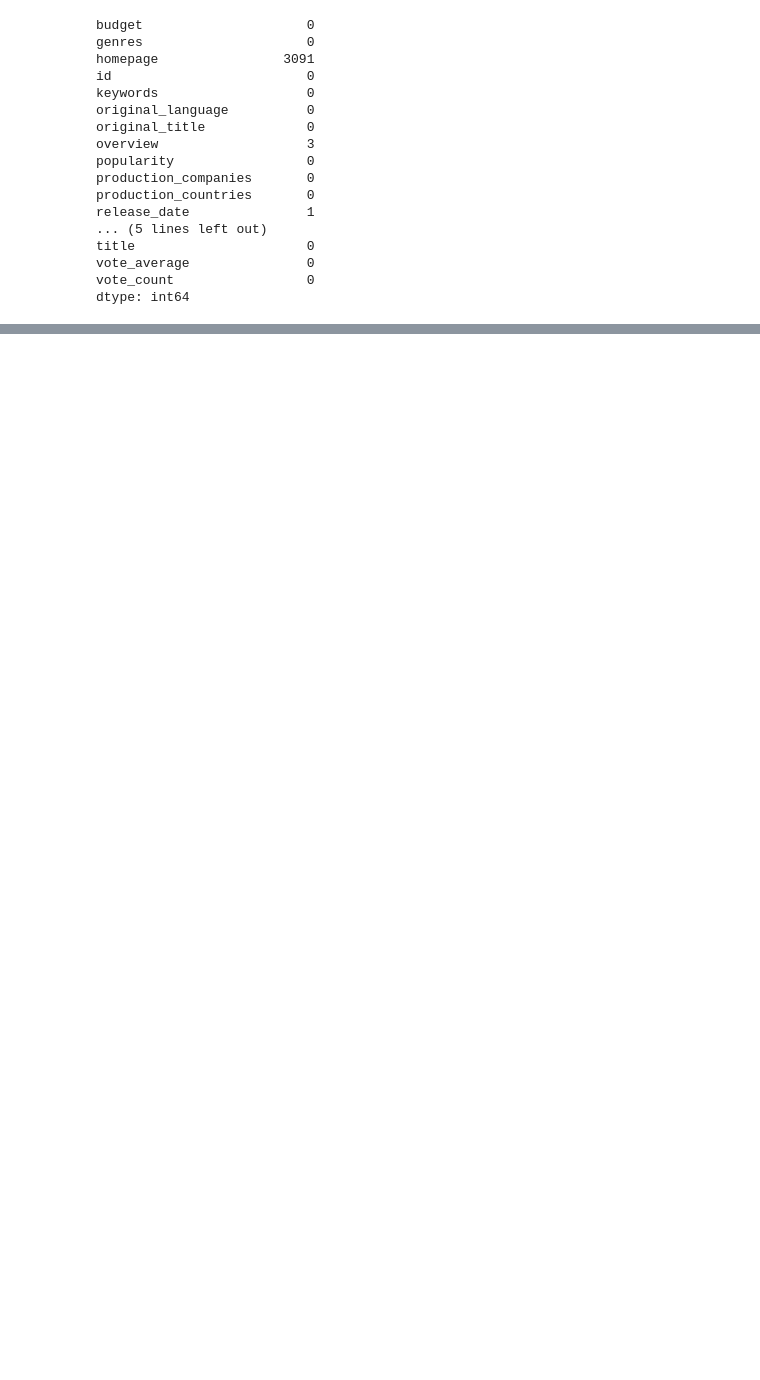
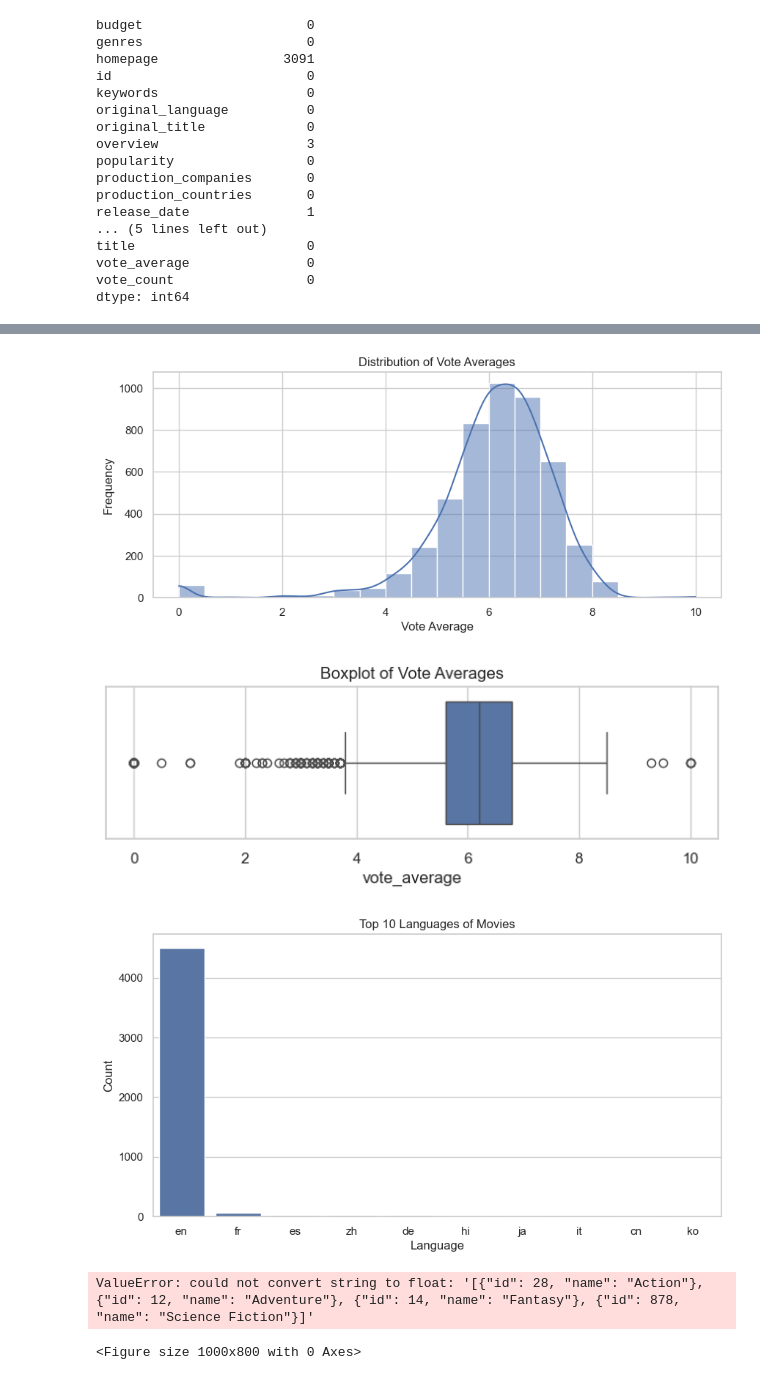
Before and after one commit to charithamoka/netflix-anime-project, a Jupyter notebook: notebooks/netflix_anime_eda.ipynb, the cells around one changed output, grey strips where cells are left out. Saved outputs shown, nothing was run; the diff lists cells and outputs as text; code cells hidden in the pictures; blank space fills up the shorter version.

Commit message:
created hitogram and boxlot  and used bar plots, count plots and pie charts

```diff
--- a/notebooks/netflix_anime_eda.ipynb
+++ b/notebooks/netflix_anime_eda.ipynb
@@ -92,15 +116,44 @@ df= df.drop_duplicates()
 # %%
 import matplotlib.pyplot as plt
 import seaborn as sns
 
 sns.set(style="whitegrid")
 
 #histogram
 plt.figure(figsize=(10,4))
 sns.histplot(df['vote_average'], kde=True, bins=20)
 plt.title("Distribution of Vote Averages")
 plt.xlabel("Vote Average")
 plt.ylabel("Frequency")
 plt.show()
 
 #boxplot
+plt.figure(figsize=(8,2))
+sns.boxplot(x=df['vote_average'])
+plt.title("Boxplot of Vote Averages")
+plt.show()
+
+top_languages = df['original_language'].value_counts().nlargest(10)
+
+plt.figure(figsize=(10,5))
+sns.barplot(x=top_languages.index, y=top_languages.values)
+plt.title('Top 10 Languages of Movies')
+plt.xlabel('Language')
+plt.ylabel('Count')
+plt.show()
+
+
+# Summary statistics
+df.describe()
+
+# Correlation matrix
+plt.figure(figsize=(10,8))
+sns.heatmap(df.corr(), annot=True, cmap='coolwarm')
+plt.title('Correlation Matrix')
+plt.show()
+# %% [output]
+[figure, added]
+[figure, added]
+[figure, added]
+ValueError: could not convert string to float: '[{"id": 28, "name": "Action"}, {"id": 12, "name": "Adventure"}, {"id": 14, "name": "Fantasy"}, {"id": 878, "name": "Science Fiction"}]'
+<Figure size 1000x800 with 0 Axes>
```
Also changed, not shown: parts of 1 cell of this notebook.
